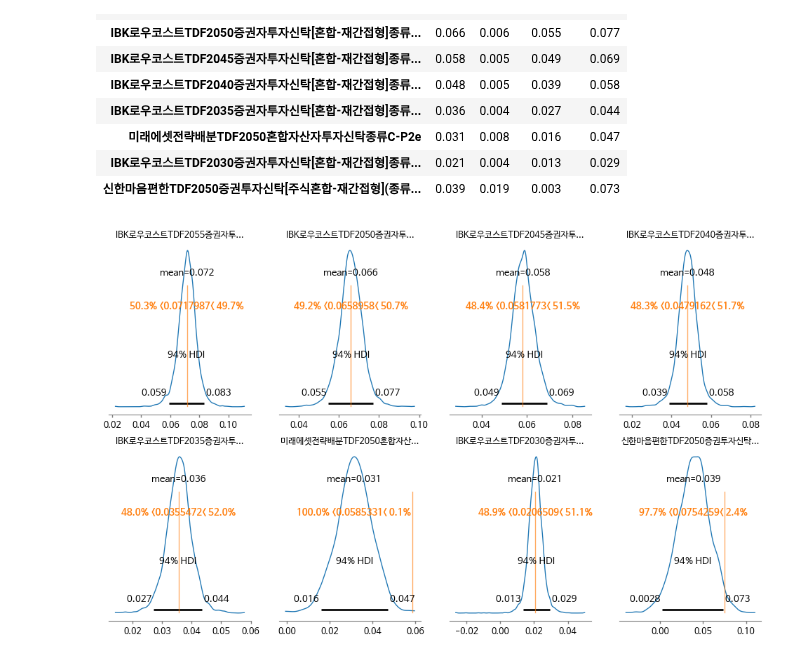
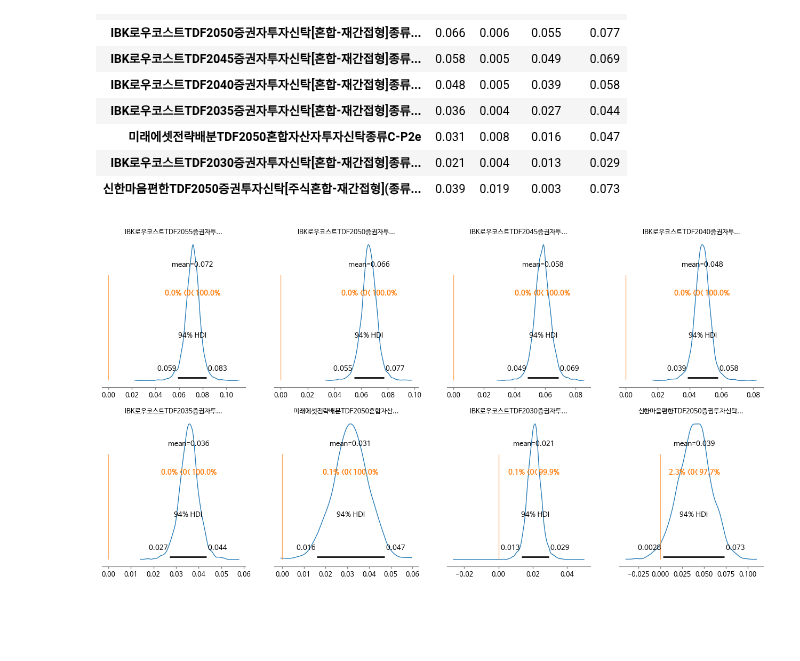
Before and after one commit to lbk209/fund, a Jupyter notebook: fund_tdf_bayesian.ipynb, the cells around one changed output. Drawn from its saved outputs; the diff is of its cells as text; code cells hidden in the pictures; blank space fills up the shorter version.

```diff
--- a/fund_tdf_bayesian.ipynb
+++ b/fund_tdf_bayesian.ipynb
@@ -111,6 +111,6 @@ df_tmp
 | IBK로우코스트TDF2030증권자투자신탁[혼합-재간접형]종류... | 0.021 | 0.004 | 0.013 | 0.029 |
 | 신한마음편한TDF2050증권투자신탁[주식혼합-재간접형](종류... | 0.039 | 0.019 | 0.003 | 0.073 |
 # %%
-be.plot_posterior(var_name, t, figsize=(12,7), textsize=9)
+be.plot_posterior(var_name, t, figsize=(16,8), textsize=9, ref_val=0)
 # %% [output]
-[figure, old version]
+[figure, new version]
```
Also changed, not shown: 4 other files.
